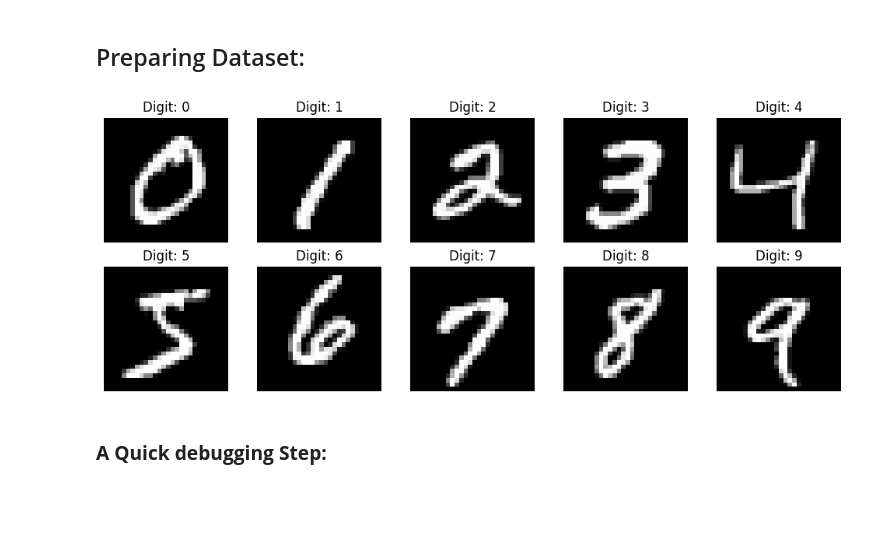
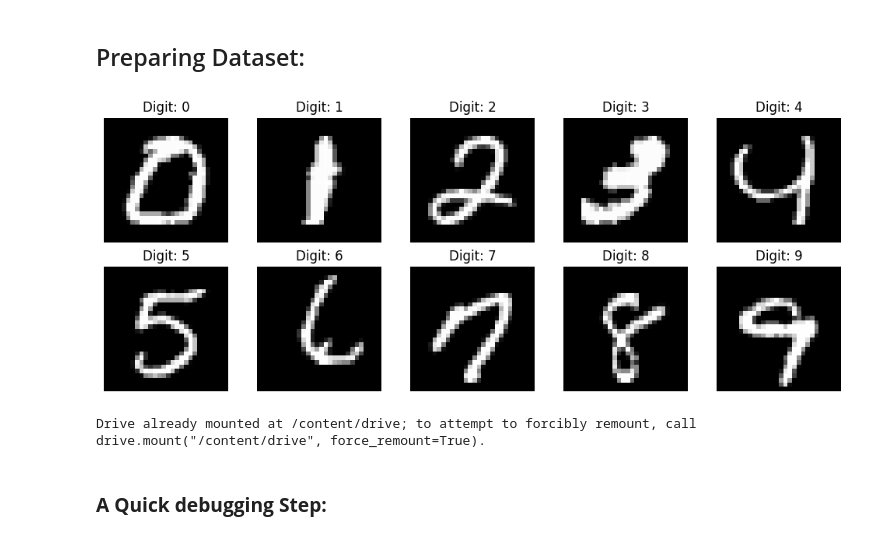
Before and after one commit to prajwoldahal/AI-and-ML, a Jupyter notebook: Worksheet2(AI).ipynb, the cells around one changed output. Cells and saved outputs as stored; diff of their text form; code cells hidden in the pictures; blank space fills up the shorter version.

```diff
--- a/Worksheet2(AI).ipynb
+++ b/Worksheet2(AI).ipynb
@@ -348,10 +358,15 @@ def plot_sample_images(X, y):
     plt.tight_layout()
     plt.show()
 # %%
-csv_file_path = "/content/mnist_dataset_2025.csv"  # Path to saved dataset
+csv_file_path = "/content/sample_data/mnist_train_small.csv"  # Path to saved dataset
 X_train, X_test, y_train, y_test = load_and_prepare_mnist(csv_file_path)
 # %% [output]
-[figure, old version]
+[figure, new version]
+# %%
+from google.colab import drive
+drive.mount('/content/drive')
+# %% [output]
+Drive already mounted at /content/drive; to attempt to forcibly remount, call drive.mount("/content/drive", force_remount=True).
 # %% [markdown]
 ### **A Quick debugging Step:**
 # %%
```
Also changed, not shown: parts of 6 cells of this notebook.
